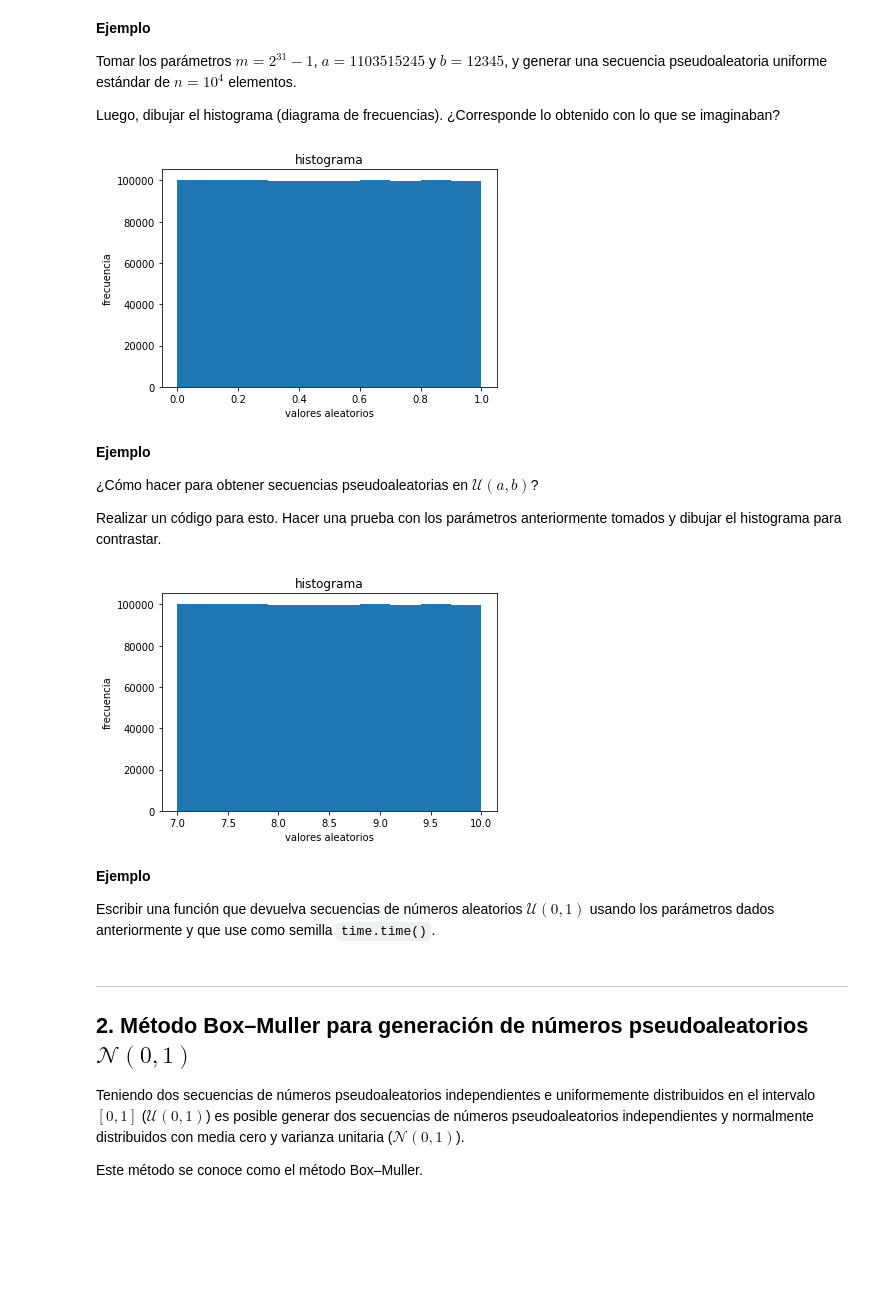
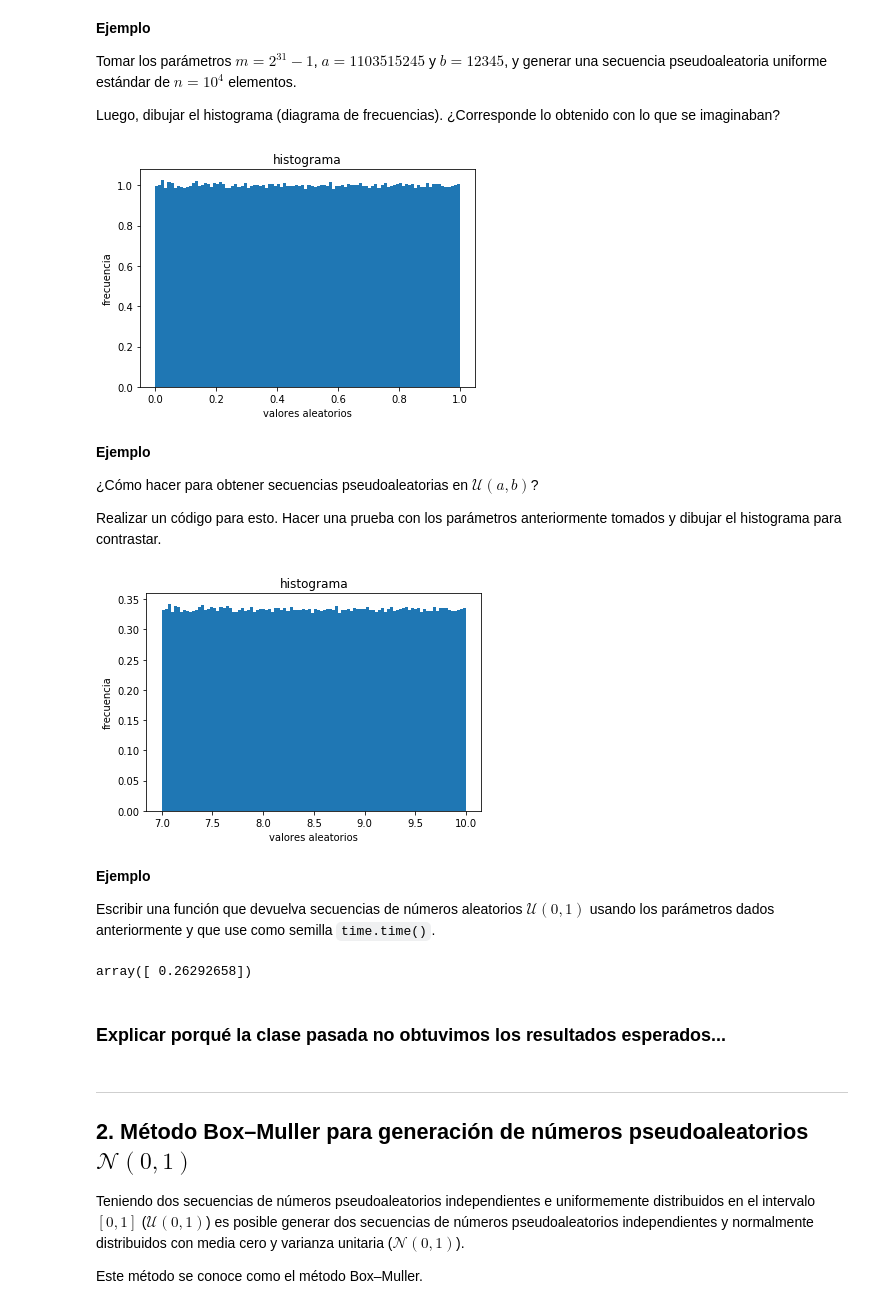
Before and after one commit to esjimenezro/SimRC2018-1, a Jupyter notebook: Modulo1/Clase4_NumerosPseudoaleatorios.ipynb, the cells around one changed output. Saved outputs shown, nothing was run; the diff lists cells and outputs as text; code cells hidden in the pictures; blank space fills up the shorter version.

Commit message:
Corrección clase4

```diff
--- a/Modulo1/Clase4_NumerosPseudoaleatorios.ipynb
+++ b/Modulo1/Clase4_NumerosPseudoaleatorios.ipynb
@@ -192,13 +194,13 @@ x = cong_method2(3, 1103515245, 12345, 2**31-1, 10**6)
 import matplotlib.pyplot as plt
 %matplotlib inline
 # %%
-plt.hist(x)
+plt.hist(x, 100, normed=True)
 plt.xlabel('valores aleatorios')
 plt.ylabel('frecuencia')
 plt.title('histograma')
 plt.show()
 # %% [output]
-[figure, old version]
+[figure, new version]
 # %% [markdown]
 **Ejemplo**
 
@@ -210,13 +212,13 @@ Realizar un código para esto. Hacer una prueba con los parámetros anteriorment
 a, b = 7, 10
 xab = (b-a)*x+a
 # %%
-plt.hist(xab)
+plt.hist(xab, 100, normed=True)
 plt.xlabel('valores aleatorios')
 plt.ylabel('frecuencia')
 plt.title('histograma')
 plt.show()
 # %% [output]
-[figure, old version]
+[figure, new version]
 # %% [markdown]
 **Ejemplo**
 
@@ -229,3 +231,9 @@ def randuni(n):
+# %%
+randuni(1)
+# %% [output]
+array([ 0.26292658])
+# %% [markdown]
+### Explicar porqué la clase pasada no obtuvimos los resultados esperados...
 # %% [markdown]
 ___
 ## 2. Método Box–Muller para generación de números pseudoaleatorios $\mathcal{N}(0,1)$
```
Also changed, not shown: parts of 11 cells of this notebook.
